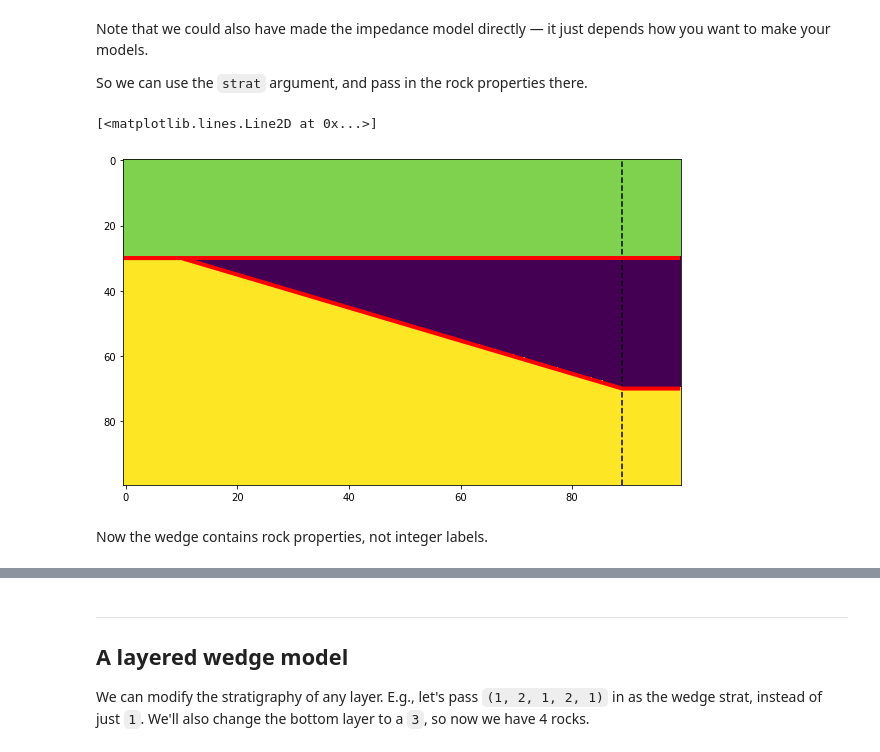
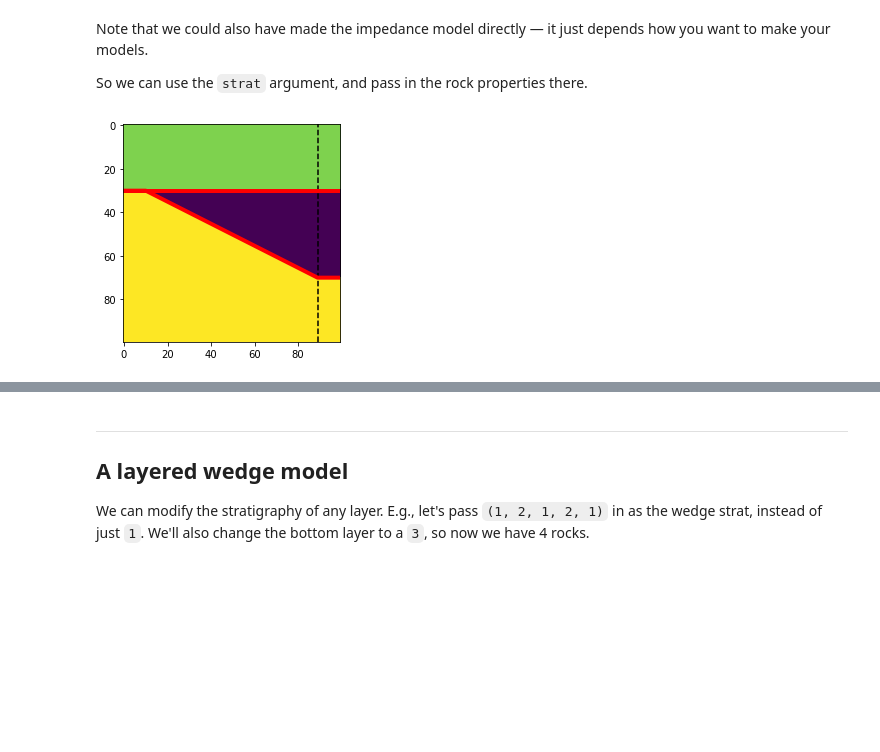
Before and after one commit to agilescientific/in-bruges, a Jupyter notebook: notebooks/Wedges.ipynb, the cells around one changed output, grey strips where cells are left out. Drawn from its saved outputs; the diff is of its cells as text; code cells hidden in the pictures; blank space fills up the shorter version.

```diff
--- a/notebooks/Wedges.ipynb
+++ b/notebooks/Wedges.ipynb
@@ -78,13 +77,10 @@ So we can use the `strat` argument, and pass in the rock properties there.
 # %%
 w, top, base, ref = bg.models.wedge(strat=rocks)
 
-plt.figure(figsize=(10, 6))
-plt.imshow(w, aspect='auto', interpolation='none')
+plt.imshow(w, interpolation='none')
 plt.axvline(ref, color='k', ls='--')
 plt.plot(top, 'r-', lw=4)
 plt.plot(base, 'r-', lw=4)
+plt.show()
 # %% [output]
-[<matplotlib.lines.Line2D at 0x...>]
-[figure, old version]
+[figure, new version]
-# %% [markdown]
-Now the wedge contains rock properties, not integer labels.
```
Also changed, not shown: parts of 36 cells of this notebook, 1 other file.
